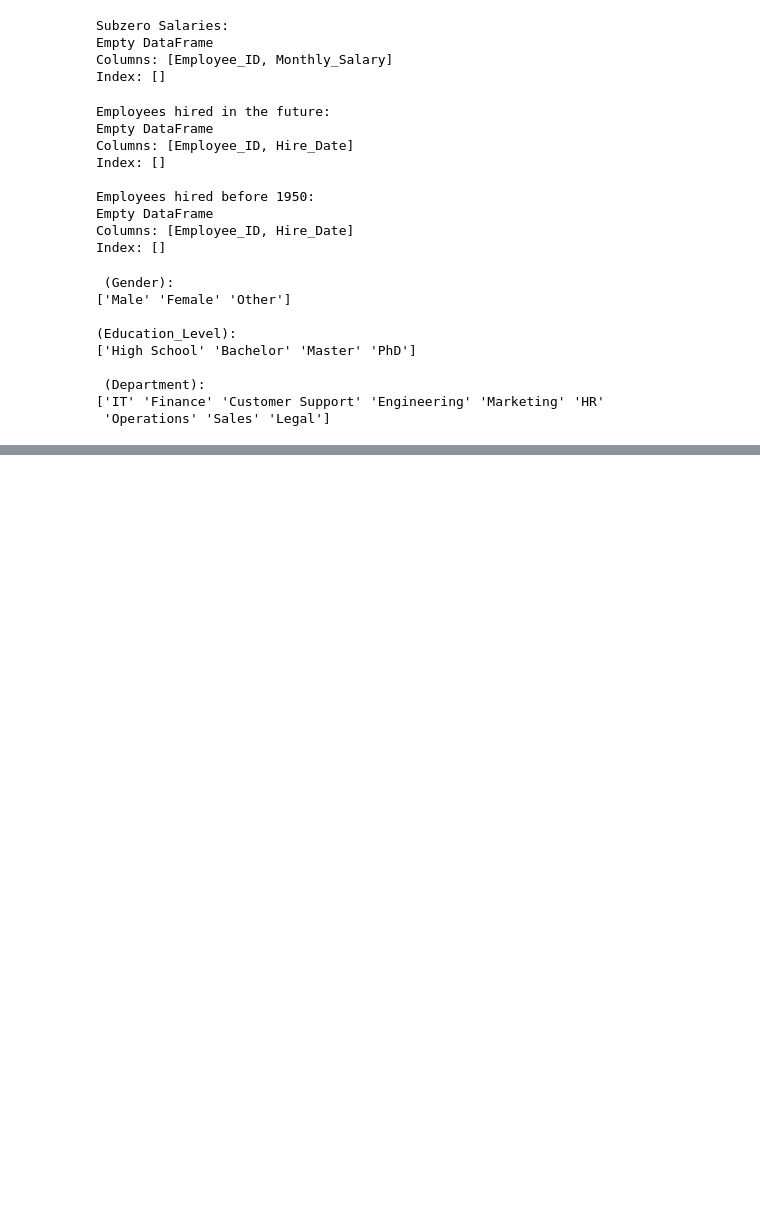
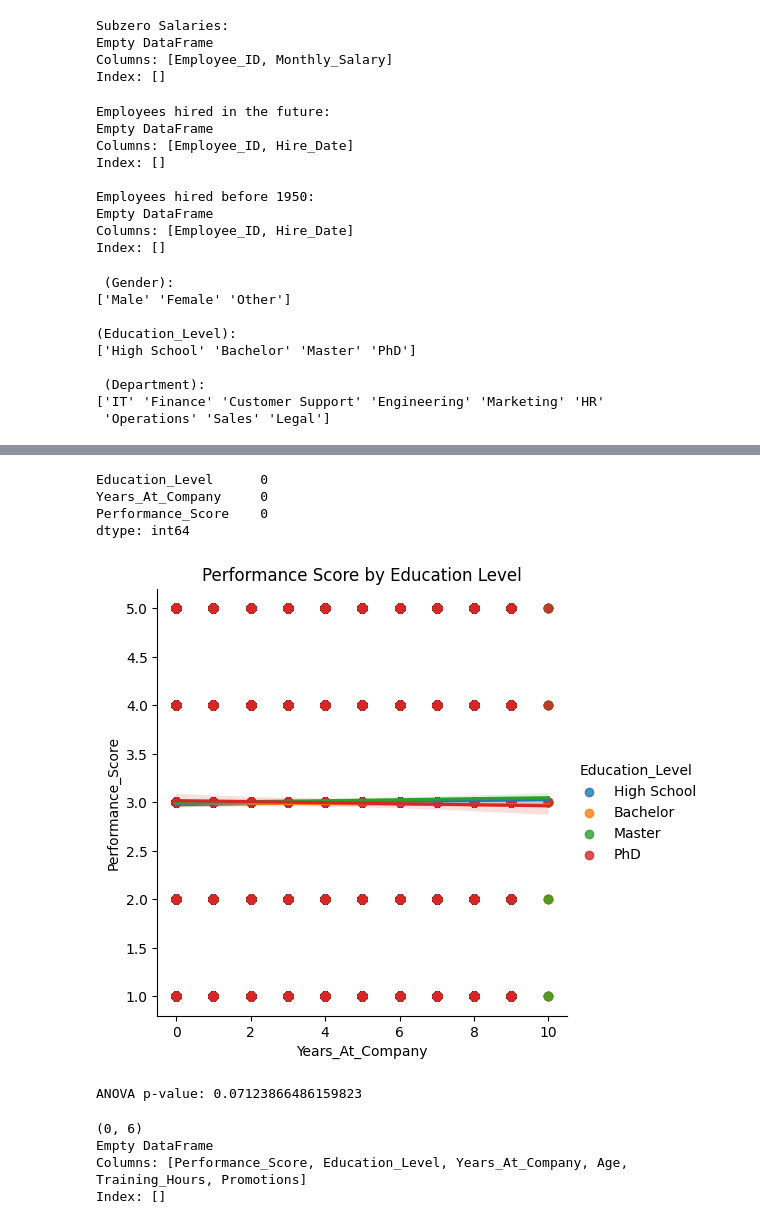
Before and after one commit to melo4yxa77796/EmployeeProductivityAnalysis, a Jupyter notebook: employee.ipynb, the cells around one changed output, grey strips where cells are left out. Cells and saved outputs as stored; diff of their text form; code cells hidden in the pictures; blank space fills up the shorter version.

Commit message:
How is the level of the education relevant or affects the score of the employee? education and experience

```diff
--- a/employee.ipynb
+++ b/employee.ipynb
@@ -147,0 +159,27 @@ print(df['Department'].unique())
+# %%
+print(df[["Education_Level", "Years_At_Company", "Performance_Score"]].isnull().sum())
+# %% [output]
+Education_Level      0
+Years_At_Company     0
+Performance_Score    0
+dtype: int64
+# %%
+import seaborn as sns
+import matplotlib.pyplot as plt
+
+# Boxplot: Education Level vs Performance
+sns.lmplot(data=df, x="Years_At_Company", y="Performance_Score", hue="Education_Level")
+
+plt.title("Performance Score by Education Level")
+plt.show()
+# %% [output]
+[figure, added]
+# %%
+from scipy.stats import f_oneway
+
+groups = [group["Performance_Score"].values for name, group in df.groupby("Education_Level")]
+f_stat, p_value = f_oneway(*groups)
+
+print(f"ANOVA p-value: {p_value}")
+# %% [output]
+ANOVA p-value: 0.07123866486159823
@@ -147,0 +198,8 @@ print(df['Department'].unique())
+# %%
+print(df_reg.shape)
+print(df_reg.head())
+# %% [output]
+(0, 6)
+Empty DataFrame
+Columns: [Performance_Score, Education_Level, Years_At_Company, Age, Training_Hours, Promotions]
+Index: []
```
Also changed, not shown: parts of 7 cells of this notebook.
